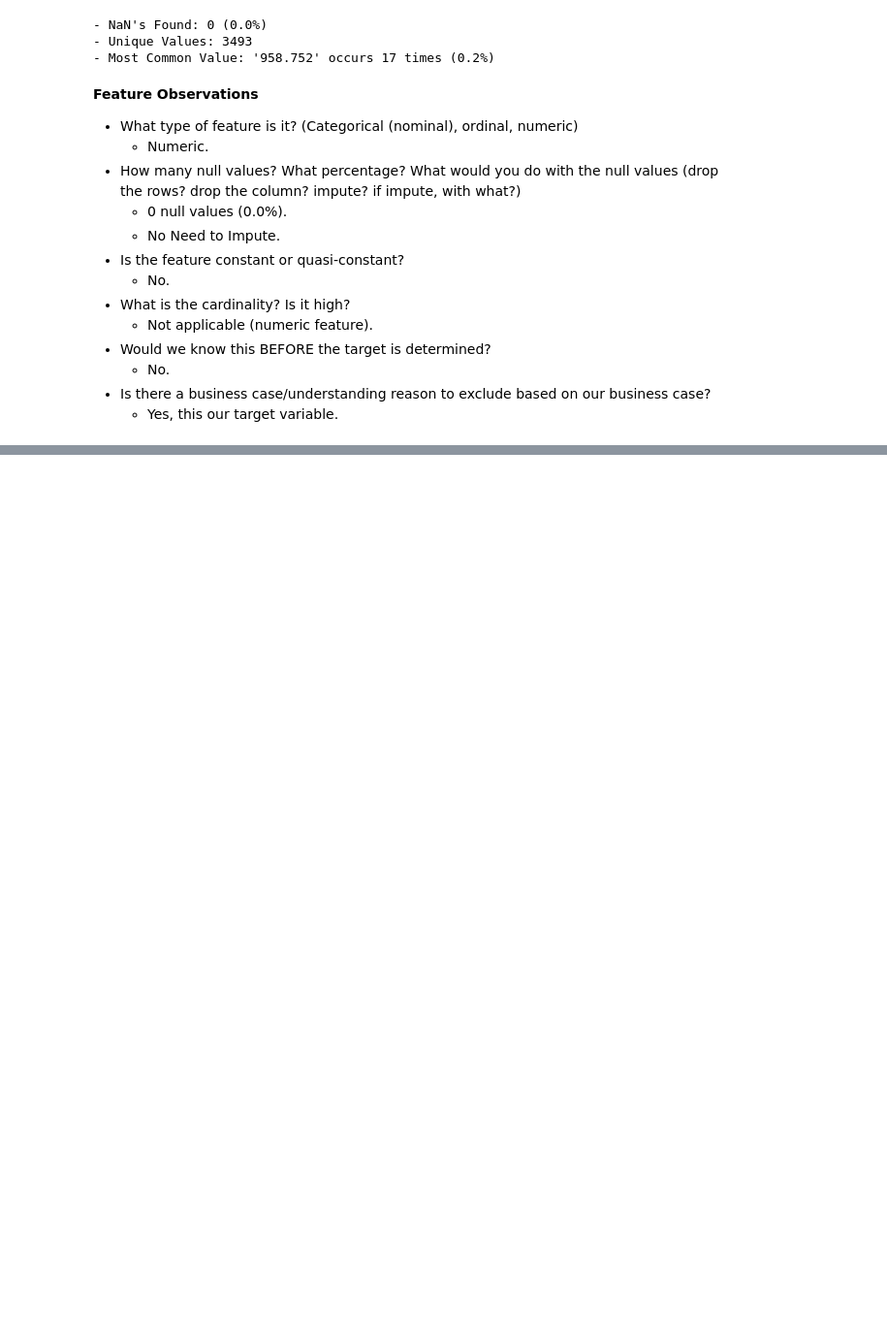
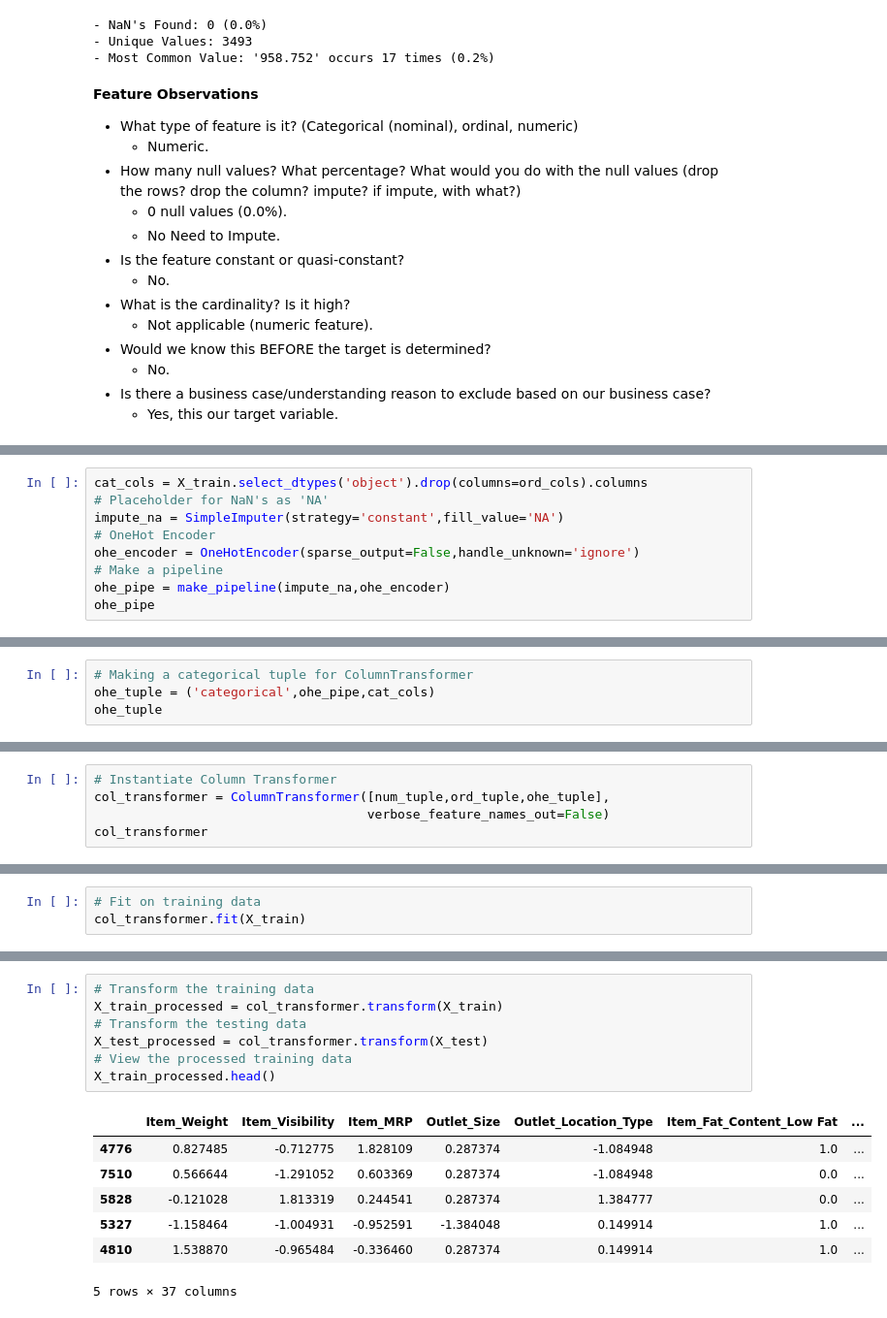
Before and after one commit to ali94an/Prediction-of-Product-Sales, a Jupyter notebook: Prediction_of_Product_Sales.ipynb, the cells around one changed output, grey strips where cells are left out. Shown at 97% size. Drawn from its saved outputs; the diff is of its cells as text; blank space fills up the shorter version.

```diff
--- a/Prediction_of_Product_Sales.ipynb
+++ b/Prediction_of_Product_Sales.ipynb
@@ -939,0 +1153,9 @@ explore_numeric(df,x='Item_Outlet_Sales')
+# %%
+cat_cols = X_train.select_dtypes('object').drop(columns=ord_cols).columns
+# Placeholder for NaN's as 'NA'
+impute_na = SimpleImputer(strategy='constant',fill_value='NA')
+# OneHot Encoder
+ohe_encoder = OneHotEncoder(sparse_output=False,handle_unknown='ignore')
+# Make a pipeline
+ohe_pipe = make_pipeline(impute_na,ohe_encoder)
+ohe_pipe
@@ -939,0 +1167,4 @@ explore_numeric(df,x='Item_Outlet_Sales')
+# %%
+# Making a categorical tuple for ColumnTransformer
+ohe_tuple = ('categorical',ohe_pipe,cat_cols)
+ohe_tuple
@@ -939,0 +1180,5 @@ explore_numeric(df,x='Item_Outlet_Sales')
+# %%
+# Instantiate Column Transformer
+col_transformer = ColumnTransformer([num_tuple,ord_tuple,ohe_tuple],
+                                    verbose_feature_names_out=False)
+col_transformer
@@ -939,0 +1203,3 @@ explore_numeric(df,x='Item_Outlet_Sales')
+# %%
+# Fit on training data
+col_transformer.fit(X_train)
@@ -939,0 +1224,15 @@ explore_numeric(df,x='Item_Outlet_Sales')
+# %%
+# Transform the training data
+X_train_processed = col_transformer.transform(X_train)
+# Transform the testing data
+X_test_processed = col_transformer.transform(X_test)
+# View the processed training data
+X_train_processed.head()
+# %% [output]
+|  | Item_Weight | Item_Visibility | Item_MRP | Outlet_Size | Outlet_Location_Type | Item_Fat_Content_Low Fat | ... |
+| 4776 | 0.827485 | -0.712775 | 1.828109 | 0.287374 | -1.084948 | 1.0 | ... |
+| 7510 | 0.566644 | -1.291052 | 0.603369 | 0.287374 | -1.084948 | 0.0 | ... |
+| 5828 | -0.121028 | 1.813319 | 0.244541 | 0.287374 | 1.384777 | 0.0 | ... |
+| 5327 | -1.158464 | -1.004931 | -0.952591 | -1.384048 | 0.149914 | 1.0 | ... |
+| 4810 | 1.538870 | -0.965484 | -0.336460 | 0.287374 | 0.149914 | 1.0 | ... |
+5 rows × 37 columns
```
Also changed, not shown: parts of 43 cells of this notebook.
